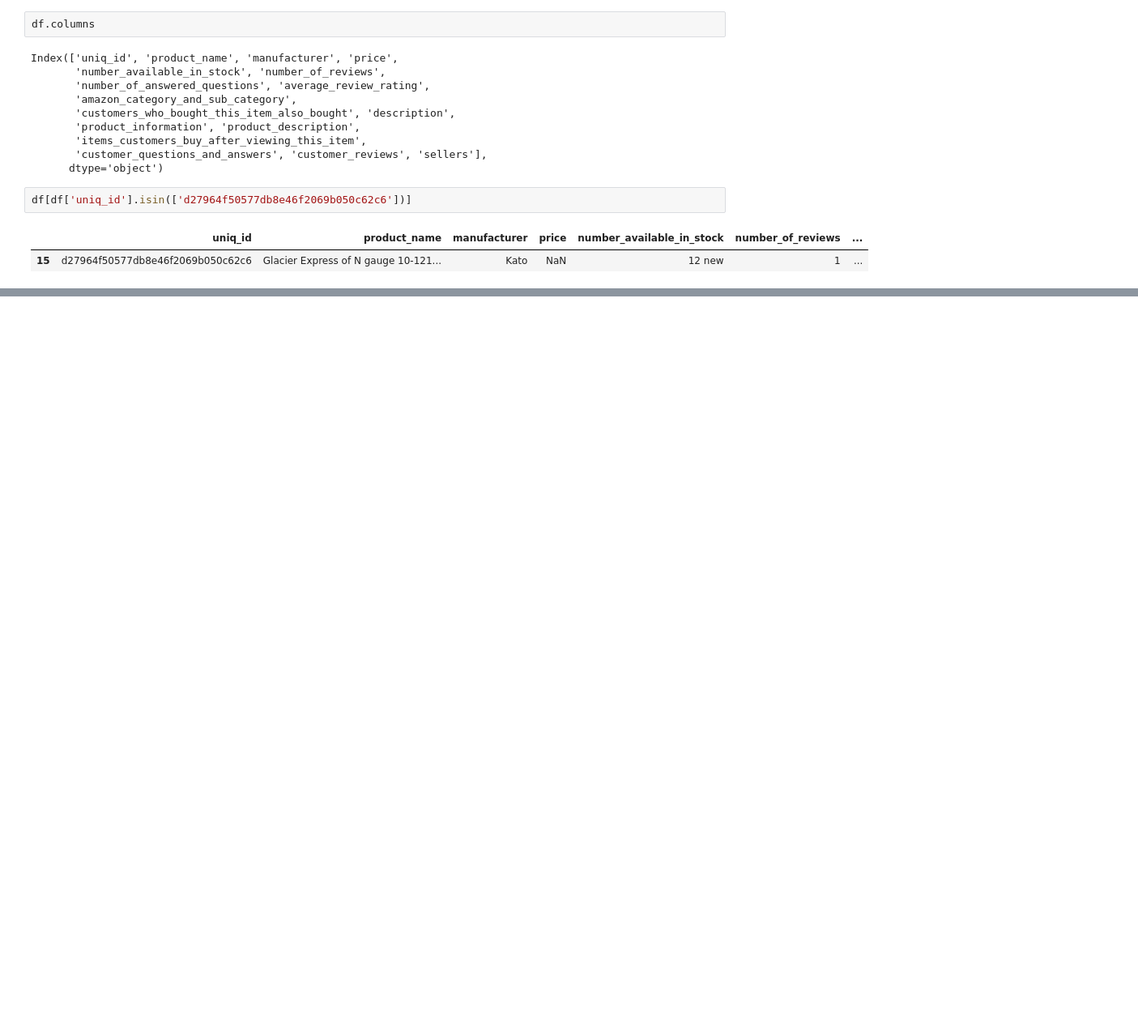
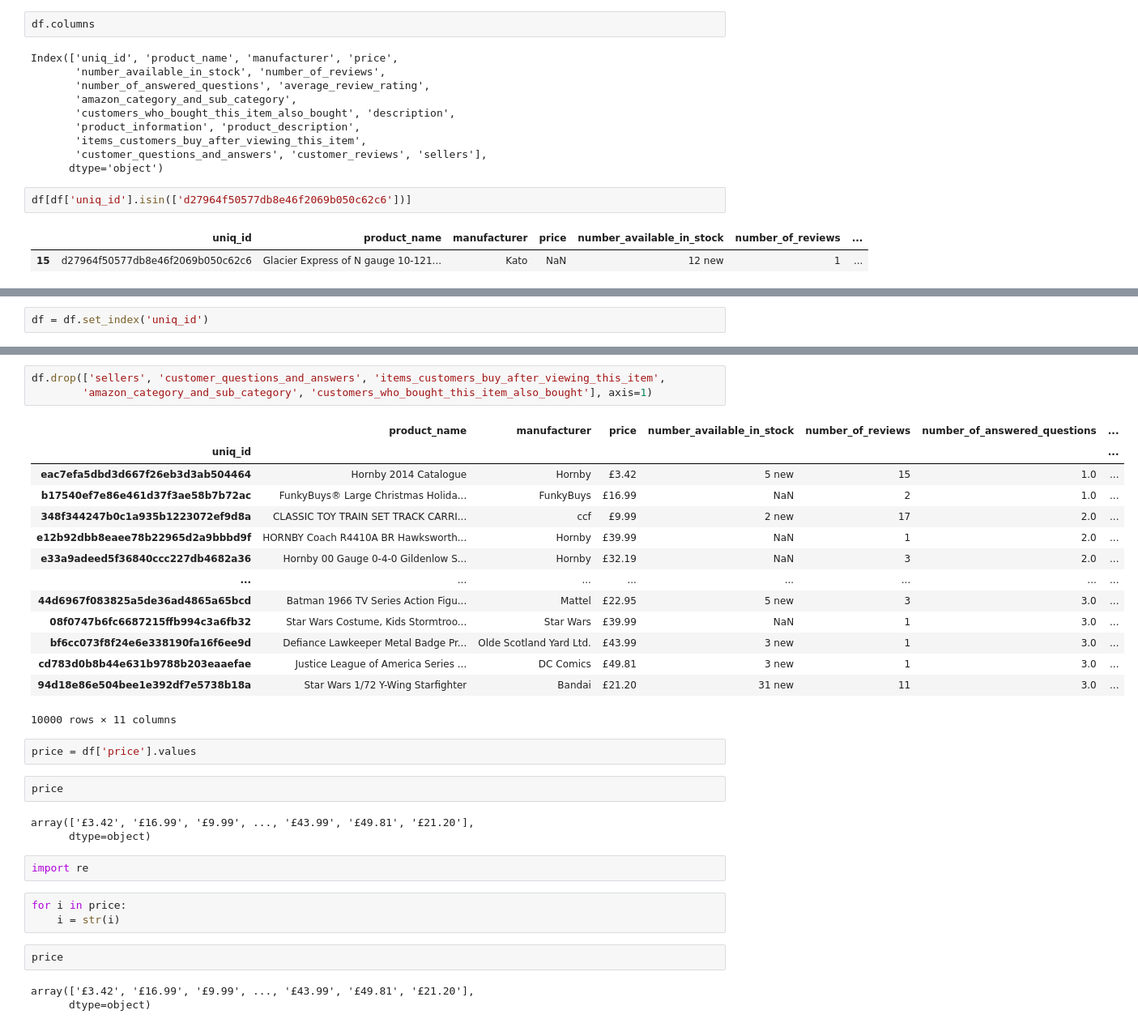
Before and after one commit to renan-lemes/python_labs, a Jupyter notebook: DataCampPandas/Learn.ipynb, the cells around one changed output, grey strips where cells are left out. Shown: that part at 81% size. Drawn from its saved outputs; the diff is of its cells as text; blank space fills up the shorter version.

Commit message:
ISSUES:problemas no price

```diff
--- a/DataCampPandas/Learn.ipynb
+++ b/DataCampPandas/Learn.ipynb
@@ -35,0 +64,2 @@ df[df['uniq_id'].isin(['d27964f50577db8e46f2069b050c62c6'])]
+# %%
+df = df.set_index('uniq_id')
@@ -35,0 +96,35 @@ df[df['uniq_id'].isin(['d27964f50577db8e46f2069b050c62c6'])]
+# %%
+df.drop(['sellers', 'customer_questions_and_answers', 'items_customers_buy_after_viewing_this_item',
+        'amazon_category_and_sub_category', 'customers_who_bought_this_item_also_bought'], axis=1)
+# %% [output]
+|  | product_name | manufacturer | price | number_available_in_stock | number_of_reviews | number_of_answered_questions | ... |
+| uniq_id |  |  |  |  |  |  | ... |
+| eac7efa5dbd3d667f26eb3d3ab504464 | Hornby 2014 Catalogue | Hornby | £3.42 | 5 new | 15 | 1.0 | ... |
+| b17540ef7e86e461d37f3ae58b7b72ac | FunkyBuys® Large Christmas Holida... | FunkyBuys | £16.99 | NaN | 2 | 1.0 | ... |
+| 348f344247b0c1a935b1223072ef9d8a | CLASSIC TOY TRAIN SET TRACK CARRI... | ccf | £9.99 | 2 new | 17 | 2.0 | ... |
+| e12b92dbb8eaee78b22965d2a9bbbd9f | HORNBY Coach R4410A BR Hawksworth... | Hornby | £39.99 | NaN | 1 | 2.0 | ... |
+| e33a9adeed5f36840ccc227db4682a36 | Hornby 00 Gauge 0-4-0 Gildenlow S... | Hornby | £32.19 | NaN | 3 | 2.0 | ... |
+| ... | ... | ... | ... | ... | ... | ... | ... |
+| 44d6967f083825a5de36ad4865a65bcd | Batman 1966 TV Series Action Figu... | Mattel | £22.95 | 5 new | 3 | 3.0 | ... |
+| 08f0747b6fc6687215ffb994c3a6fb32 | Star Wars Costume, Kids Stormtroo... | Star Wars | £39.99 | NaN | 1 | 3.0 | ... |
+| bf6cc073f8f24e6e338190fa16f6ee9d | Defiance Lawkeeper Metal Badge Pr... | Olde Scotland Yard Ltd. | £43.99 | 3 new | 1 | 3.0 | ... |
+| cd783d0b8b44e631b9788b203eaaefae | Justice League of America Series ... | DC Comics | £49.81 | 3 new | 1 | 3.0 | ... |
+| 94d18e86e504bee1e392df7e5738b18a | Star Wars 1/72 Y-Wing Starfighter | Bandai | £21.20 | 31 new | 11 | 3.0 | ... |
+10000 rows × 11 columns
+# %%
+price = df['price'].values
+# %%
+price
+# %% [output]
+array(['£3.42', '£16.99', '£9.99', ..., '£43.99', '£49.81', '£21.20'],
+      dtype=object)
+# %%
+import re
+# %%
+for i in price:
+    i = str(i)
+# %%
+price
+# %% [output]
+array(['£3.42', '£16.99', '£9.99', ..., '£43.99', '£49.81', '£21.20'],
+      dtype=object)
```
Also changed, not shown: parts of 9 cells of this notebook.
